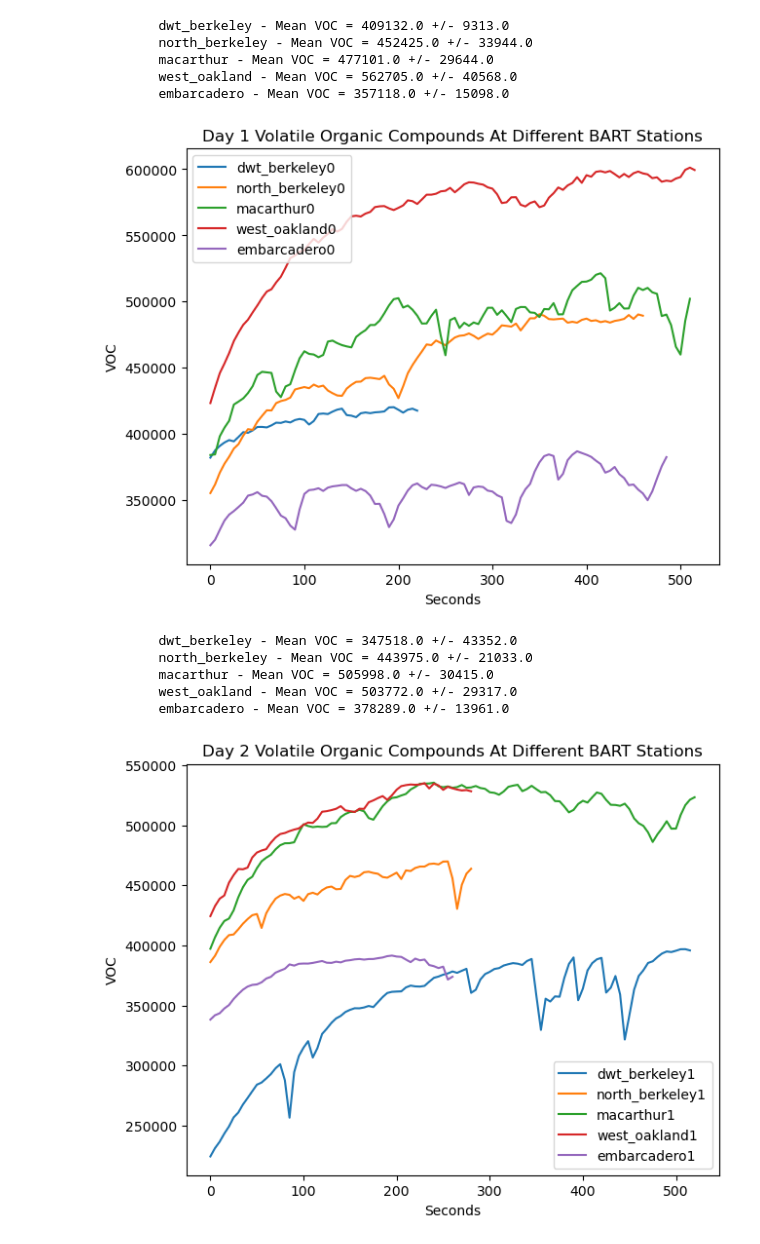
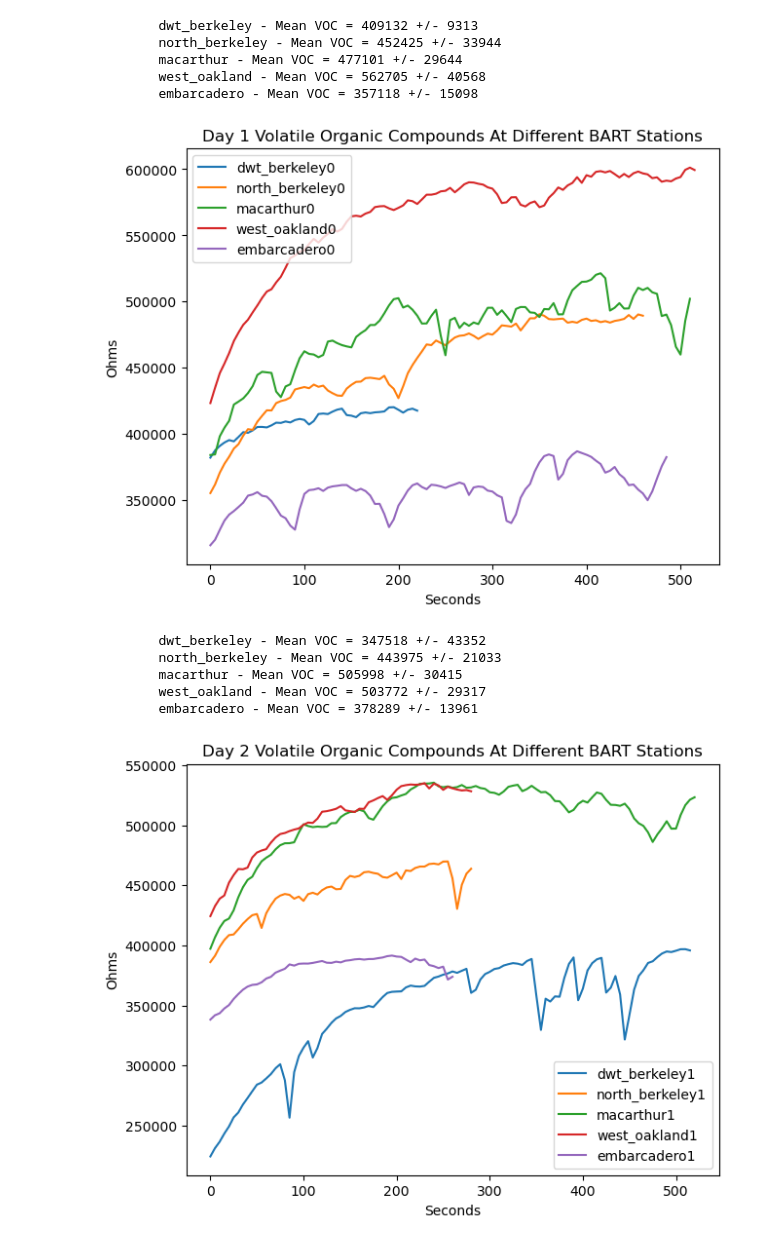
Before and after one commit to jgrant559-beep/E11---Jenna-Dakota-and-Ethan-, a Jupyter notebook: New/Final_Project_data_analysis.ipynb, the cells around one changed output. Saved outputs shown, nothing was run; the diff lists cells and outputs as text; code cells hidden in the pictures.

```diff
--- a/New/Final_Project_data_analysis.ipynb
+++ b/New/Final_Project_data_analysis.ipynb
@@ -27,6 +27,18 @@ all_data = {
         "west_oakland1": pd.read_csv("pth(8).csv").loc[:, "voc_mean":"voc_err"],
         "embarcadero0": pd.read_csv("pth(4).csv").loc[:, "voc_mean":"voc_err"],
         "embarcadero1": pd.read_csv("pth(9).csv").loc[:, "voc_mean":"voc_err"]
+    },
+    "humidity": {
+        "dwt_berkeley0": pd.read_csv("pth.csv").loc[:, "hum_mean":"hum_err"],
+        "dwt_berkeley1": pd.read_csv("pth(5).csv").loc[:, "hum_mean":"hum_err"],
+        "north_berkeley0": pd.read_csv("pth(1).csv").loc[:, "hum_mean":"hum_err"],
+        "north_berkeley1": pd.read_csv("pth(6).csv").loc[:, "hum_mean":"hum_err"],
+        "macarthur0": pd.read_csv("pth(2).csv").loc[:, "hum_mean":"hum_err"],
+        "macarthur1": pd.read_csv("pth(7).csv").loc[:, "hum_mean":"hum_err"],
+        "west_oakland0": pd.read_csv("pth(3).csv").loc[:, "hum_mean":"hum_err"],
+        "west_oakland1": pd.read_csv("pth(8).csv").loc[:, "hum_mean":"hum_err"],
+        "embarcadero0": pd.read_csv("pth(4).csv").loc[:, "hum_mean":"hum_err"],
+        "embarcadero1": pd.read_csv("pth(9).csv").loc[:, "hum_mean":"hum_err"]
     }
 }
 # %%
@@ -124,44 +136,44 @@ Day 2:
 # %%
 trunc = 15
 for key, value in all_data.get("voc").items():
     data_size = len(value.loc[:, "voc_mean"]) - trunc
     xs = np.arange(data_size)*5 # 5 second intervals
     if str(key).endswith("0"):
         plt.plot(xs, value.loc[trunc:, "voc_mean"], label=key)
         mean_voc = np.mean(value.loc[trunc:, "voc_mean"])
         sig_voc = np.std(value.loc[trunc:, "voc_mean"])
-        print(f"\t{key[:-1]} - Mean VOC = {np.round(mean_voc)} +/- {np.round(sig_voc)}")
+        print(f"\t{key[:-1]} - Mean VOC = {int(np.round(mean_voc))} +/- {int(np.round(sig_voc))}")
 plt.legend()
 plt.tight_layout()
 plt.title("Day 1 Volatile Organic Compounds At Different BART Stations")
 plt.xlabel("Seconds")
 # plt.yscale("log")
-plt.ylabel("VOC")
+plt.ylabel("Ohms")
 plt.show()
 for key, value in all_data.get("voc").items():
     data_size = len(value.loc[:, "voc_mean"]) - trunc
     xs = np.arange(data_size)*5 # 5 second intervals
     if str(key).endswith("1"):
         plt.plot(xs, value.loc[trunc:, "voc_mean"], label=key)
         mean_voc = np.mean(value.loc[trunc:, "voc_mean"])
         sig_voc = np.std(value.loc[trunc:, "voc_mean"])
-        print(f"\t{key[:-1]} - Mean VOC = {np.round(mean_voc)} +/- {np.round(sig_voc)}")
+        print(f"\t{key[:-1]} - Mean VOC = {int(np.round(mean_voc))} +/- {int(np.round(sig_voc))}")
 plt.legend()
 plt.tight_layout()
 plt.title("Day 2 Volatile Organic Compounds At Different BART Stations")
 plt.xlabel("Seconds")
-plt.ylabel("VOC")
+plt.ylabel("Ohms")
 plt.show()
 # %% [output]
-        dwt_berkeley - Mean VOC = 409132.0 +/- 9313.0
-        north_berkeley - Mean VOC = 452425.0 +/- 33944.0
-        macarthur - Mean VOC = 477101.0 +/- 29644.0
-        west_oakland - Mean VOC = 562705.0 +/- 40568.0
-        embarcadero - Mean VOC = 357118.0 +/- 15098.0
+        dwt_berkeley - Mean VOC = 409132 +/- 9313
+        north_berkeley - Mean VOC = 452425 +/- 33944
+        macarthur - Mean VOC = 477101 +/- 29644
+        west_oakland - Mean VOC = 562705 +/- 40568
+        embarcadero - Mean VOC = 357118 +/- 15098
-[figure, old version]
+[figure, new version]
-        dwt_berkeley - Mean VOC = 347518.0 +/- 43352.0
-        north_berkeley - Mean VOC = 443975.0 +/- 21033.0
-        macarthur - Mean VOC = 505998.0 +/- 30415.0
-        west_oakland - Mean VOC = 503772.0 +/- 29317.0
-        embarcadero - Mean VOC = 378289.0 +/- 13961.0
+        dwt_berkeley - Mean VOC = 347518 +/- 43352
+        north_berkeley - Mean VOC = 443975 +/- 21033
+        macarthur - Mean VOC = 505998 +/- 30415
+        west_oakland - Mean VOC = 503772 +/- 29317
+        embarcadero - Mean VOC = 378289 +/- 13961
-[figure, old version]
+[figure, new version]
```
Also changed, not shown: parts of 3 cells of this notebook.
